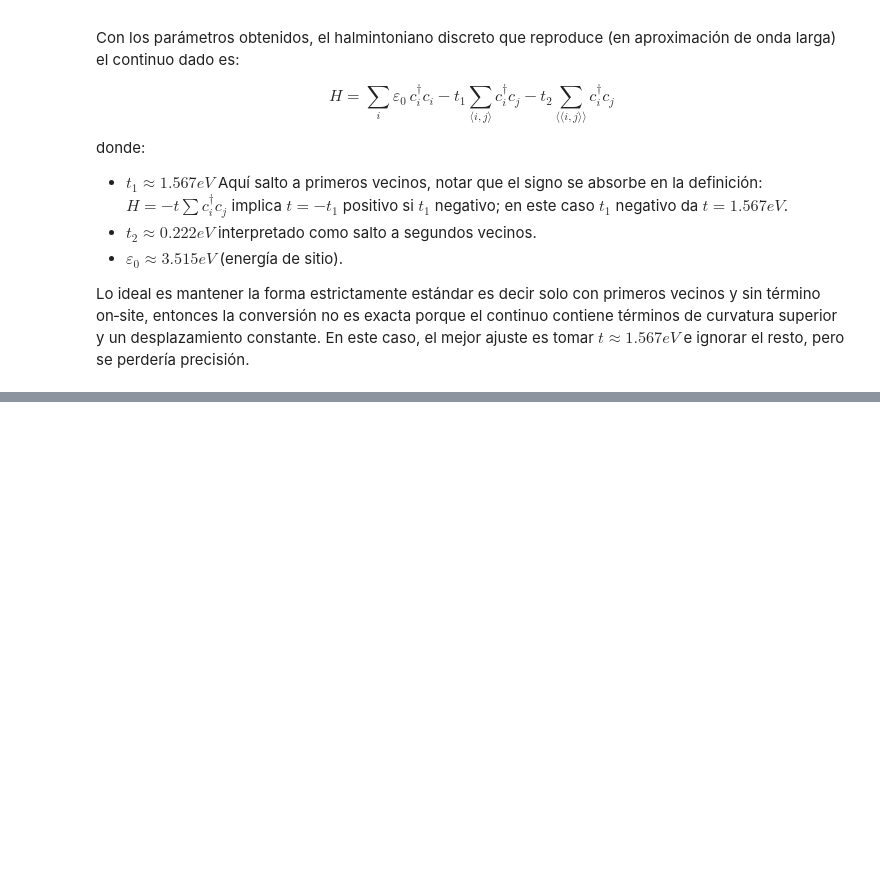
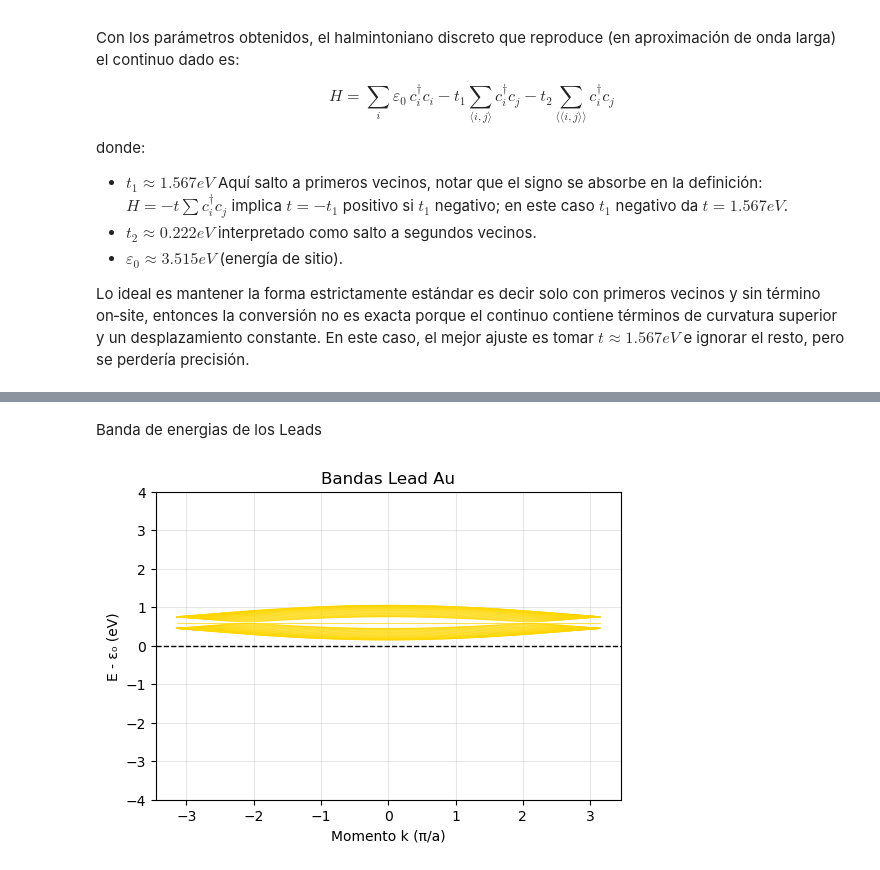
Before and after one commit to cesar97af/Simulacion_rGO_Con, a Jupyter notebook: Presentación de la simulación.ipynb, the cells around one changed output, grey strips where cells are left out. Saved outputs shown, nothing was run; the diff lists cells and outputs as text; code cells hidden in the pictures; blank space fills up the shorter version.

```diff
--- a/Presentación de la simulación.ipynb
+++ b/Presentación de la simulación.ipynb
@@ -587,0 +459,19 @@ Las figuras están listas para visualización.
+# %%
+# Definir el rango de energías a evaluar (alrededor de epsilon_0)
+energias = np.linspace(2.5, 4.5, 50)
+
+print("--- Calculando sistema con Oro (Au) ---")
+syst_Au_fin = syst_Au.finalized()
+results_Au = {
+    'bandas': calcular_estructura_bandas(lead_left_Au.finalized()),
+    'transmision': calcular_transmision(syst_Au_fin, energias),
+    'dos': calcular_DOS(syst_Au_fin, energias)
+}
+
+print("--- Calculando sistema con Paladio (Pd) ---")
+syst_Pd_fin = syst_Pd.finalized()
+results_Pd = {
+    'bandas': calcular_estructura_bandas(lead_left_Pd.finalized()),
+    'transmision': calcular_transmision(syst_Pd_fin, energias),
+    'dos': calcular_DOS(syst_Pd_fin, energias)
+}
@@ -587,0 +496,12 @@ Las figuras están listas para visualización.
+# %% [markdown]
+Banda de energias de los Leads
+# %%
+fig, ax = plt.subplots(figsize=(6,4))
+k, bands_Au = results_Au['bandas']
+ax.plot(k, bands_Au - epsilon_0, 'gold', linewidth=0.8, alpha=0.7)
+ax.axhline(0, color='k', linestyle='--', linewidth=1)
+ax.set_xlabel('Momento k (π/a)'); ax.set_ylabel('E - ε₀ (eV)')
+ax.set_title('Bandas Lead Au'); ax.grid(True, alpha=0.3); ax.set_ylim([-4,4])
+plt.show()
+# %% [output]
+[figure, added]
```
Also changed, not shown: parts of 49 cells of this notebook, 1 other file.
